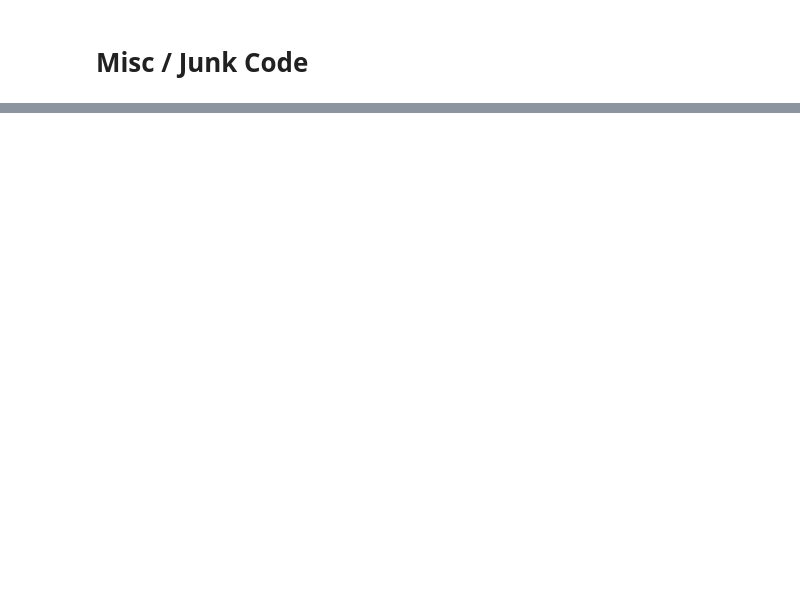
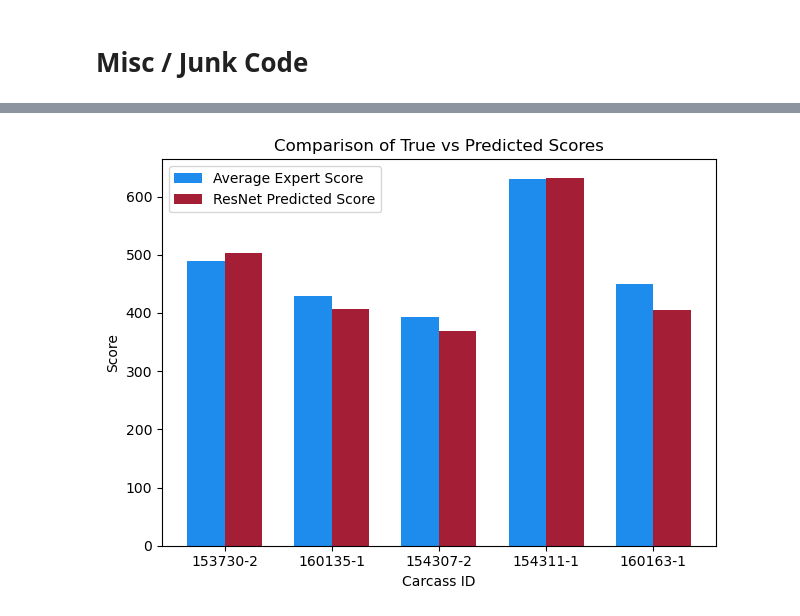
Before and after one commit to SamuelJ04/BeefGrading, a Jupyter notebook: resnetregression.ipynb, the cells around one changed output, grey strips where cells are left out. Saved outputs shown, nothing was run; the diff lists cells and outputs as text; code cells hidden in the pictures; blank space fills up the shorter version.

```diff
--- a/resnetregression.ipynb
+++ b/resnetregression.ipynb
@@ -236,0 +297,44 @@ RMSE (ResNet): 58.7881
+# %%
+def compare_predictions(model, dataloader, num_samples):
+    model.eval()
+    all_preds = []
+    all_scores = []
+    all_ids = []  # To store the Carcass IDs
+
+    # Collect predictions, actual scores, and carcass IDs
+    with torch.no_grad():
+        for images, scores, image_ids in dataloader:
+            images = images.to(device)
+            scores = scores.to(device).view(-1, 1).float()
+            outputs = model(images)
+
+            all_preds.extend(outputs.cpu().numpy())  # Collect predictions
+            all_scores.extend(scores.cpu().numpy())  # Collect true scores
+            all_ids.extend(image_ids)  # Collect Carcass IDs
+
+    # Randomly select some sample indices
+    sample_indices = random.sample(range(len(all_preds)), num_samples)
+    selected_preds = [all_preds[i][0] for i in sample_indices]  # Flatten the 2D array to 1D
+    selected_scores = [all_scores[i][0] for i in sample_indices]  # Flatten the 2D array to 1D
+    selected_ids = [all_ids[i] for i in sample_indices]  # Get the Carcass IDs for selected samples
+
+    # Create a bar chart to compare true vs predicted scores
+    bar_width = 0.35
+    indices = range(num_samples)
+
+    plt.bar(indices, [score * 1500 for score in selected_scores], bar_width, label='Average Expert Score', color='#1e8ced')
+    plt.bar([i + bar_width for i in indices], [pred * 1500 for pred in selected_preds], bar_width, label='ResNet Predicted Score', color='#a41e35')
+
+    plt.xlabel('Carcass ID')
+    plt.ylabel('Score')
+    plt.title('Comparison of True vs Predicted Scores')
+    plt.xticks([i + bar_width / 2 for i in indices], selected_ids)  # Use Carcass IDs as x-axis labels
+    plt.legend()
+
+    plt.tight_layout()
+    plt.show()
+
+# Compare predictions for 5 random samples from evaluation dataset
+compare_predictions(resnet18, evaluatedataloader, 5)
+# %% [output]
+[figure, added]
```
Also changed, not shown: parts of 7 cells of this notebook.
